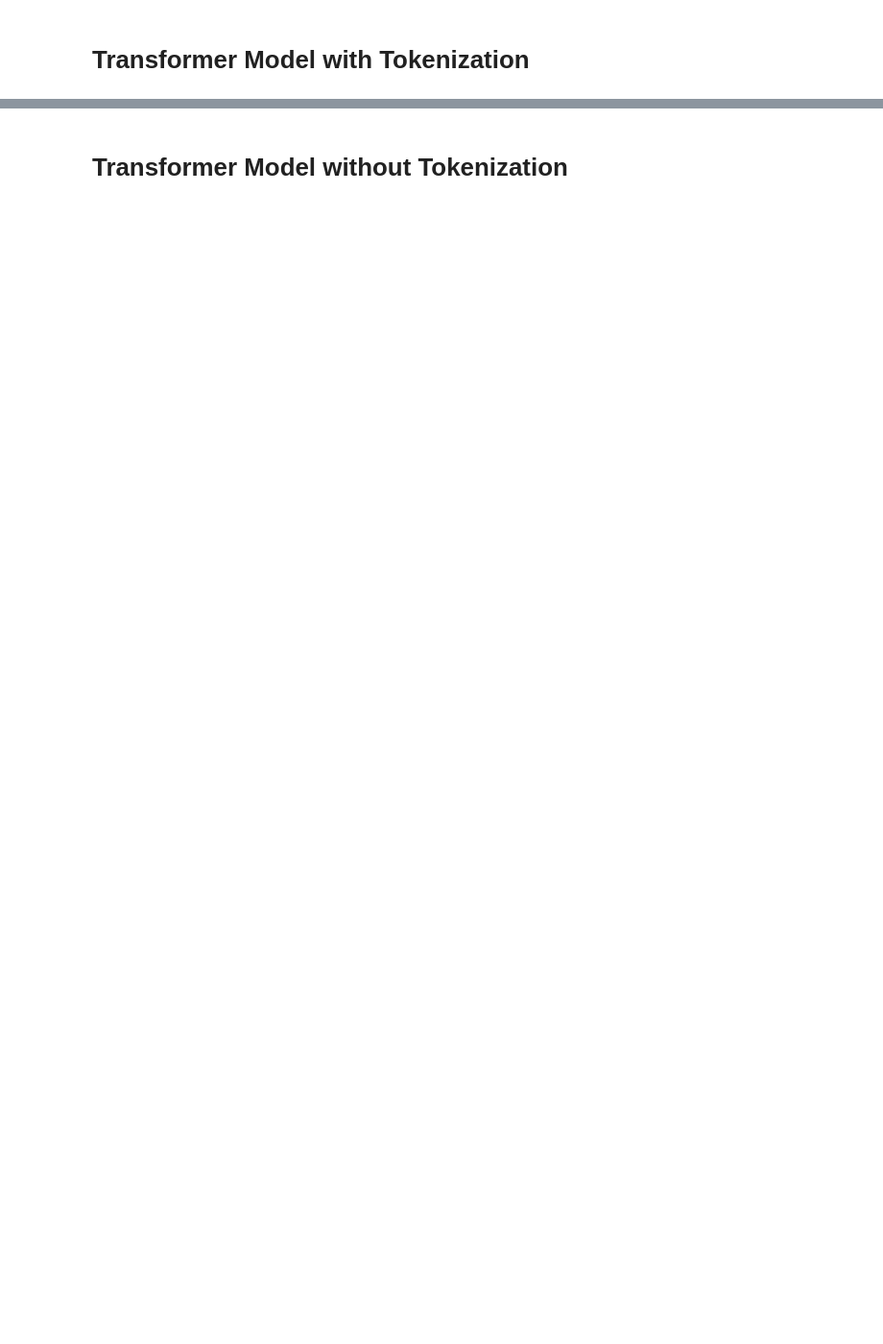
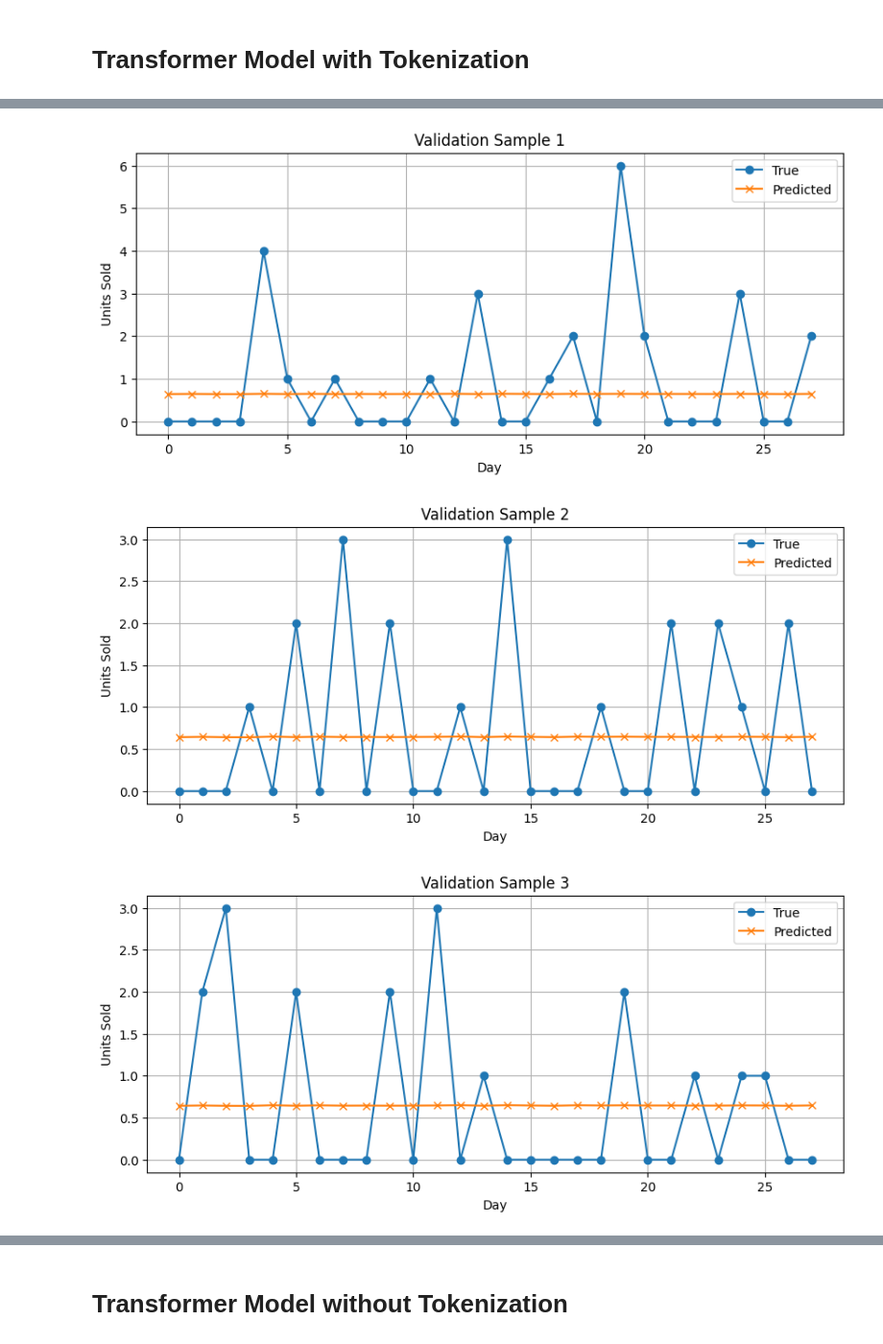
Before and after one commit to Legacy560/MTLSA25-Sales-Forecasting-Project, a Jupyter notebook: Cleaning and ARIMA/Sales_Forecasting_transformer.ipynb, the cells around one changed output, grey strips where cells are left out. Shown at 96% size. Saved outputs shown, nothing was run; the diff lists cells and outputs as text; code cells hidden in the pictures; blank space fills up the shorter version.

```diff
--- a/Cleaning and ARIMA/Sales_Forecasting_transformer.ipynb
+++ b/Cleaning and ARIMA/Sales_Forecasting_transformer.ipynb
@@ -1251,11 +669,11 @@ checkpoint = ModelCheckpoint(
 # %%
-# # Make predictions on validation set
-# Y_pred = transformer_model.predict(X_val[..., np.newaxis])  # shape: [10, 28]
+# Make predictions on validation set
+Y_pred = transformer_model.predict(X_val[..., np.newaxis])  # shape: [10, 28]
 
-# # Compute MSE and MAE manually for validation set
-# from sklearn.metrics import mean_squared_error, mean_absolute_error
+# Compute MSE and MAE manually for validation set
+from sklearn.metrics import mean_squared_error, mean_absolute_error
 
-# for i in range(len(Y_val)):
-#     mse = mean_squared_error(Y_val[i], Y_pred[i])
-#     mae = mean_absolute_error(Y_val[i], Y_pred[i])
-#     print(f"Validation Sample {i + 1}: MSE = {mse:.4f}, MAE = {mae:.4f}")
+for i in range(len(Y_val)):
+    mse = mean_squared_error(Y_val[i], Y_pred[i])
+    mae = mean_absolute_error(Y_val[i], Y_pred[i])
+    print(f"Validation Sample {i + 1}: MSE = {mse:.4f}, MAE = {mae:.4f}")
@@ -1262,14 +692,18 @@ checkpoint = ModelCheckpoint(
 # %%
-# import matplotlib.pyplot as plt
+import matplotlib.pyplot as plt
 
-# # Plot a few example predictions
-# for i in range(min(Y_val.shape[0])):  # Use shape[0] to get the first dimension size
-#     plt.figure(figsize=(10, 4))
-#     plt.plot(range(28), Y_val[i], label='True', marker='o')
-#     plt.plot(range(28), Y_pred[i], label='Predicted', marker='x')
-#     plt.title(f"Validation Sample {i + 1}")
-#     plt.xlabel('Day')
-#     plt.ylabel('Units Sold')
-#     plt.legend()
-#     plt.grid(True)
-#     plt.show()
+# Plot a few example predictions
+for i in range(min(Y_val.shape[0])):  # Use shape[0] to get the first dimension size
+    plt.figure(figsize=(10, 4))
+    plt.plot(range(28), Y_val[i], label='True', marker='o')
+    plt.plot(range(28), Y_pred[i], label='Predicted', marker='x')
+    plt.title(f"Validation Sample {i + 1}")
+    plt.xlabel('Day')
+    plt.ylabel('Units Sold')
+    plt.legend()
+    plt.grid(True)
+    plt.show()
+# %% [output]
+[figure, added]
+[figure, added]
+[figure, added]
```
Also changed, not shown: parts of 74 cells of this notebook.
